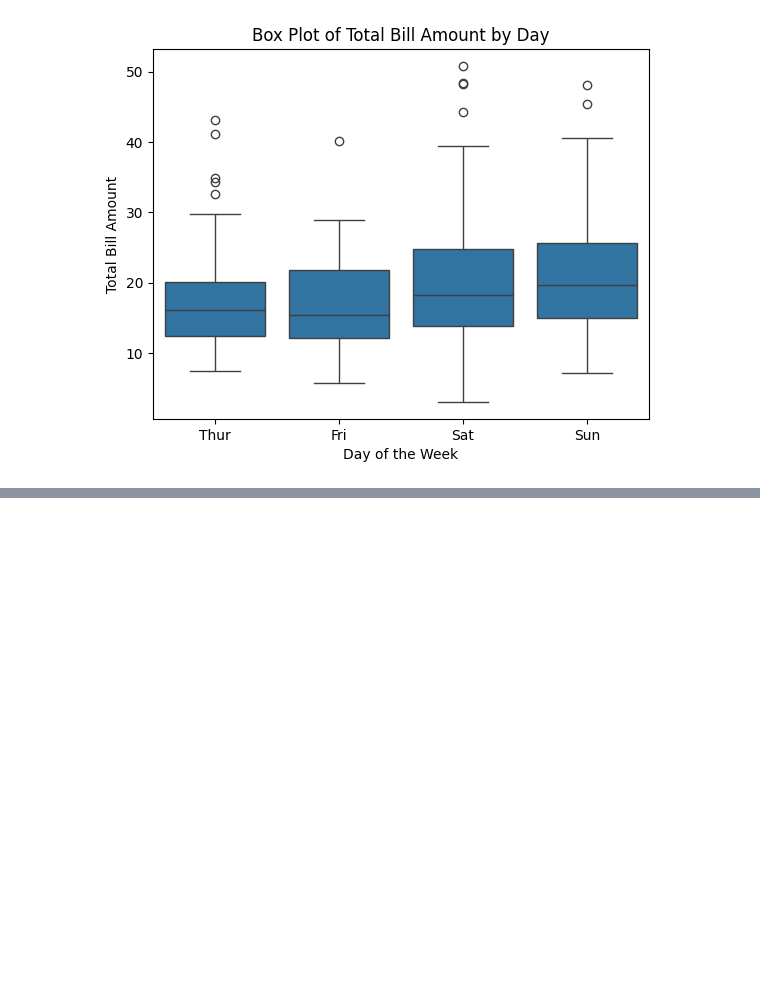
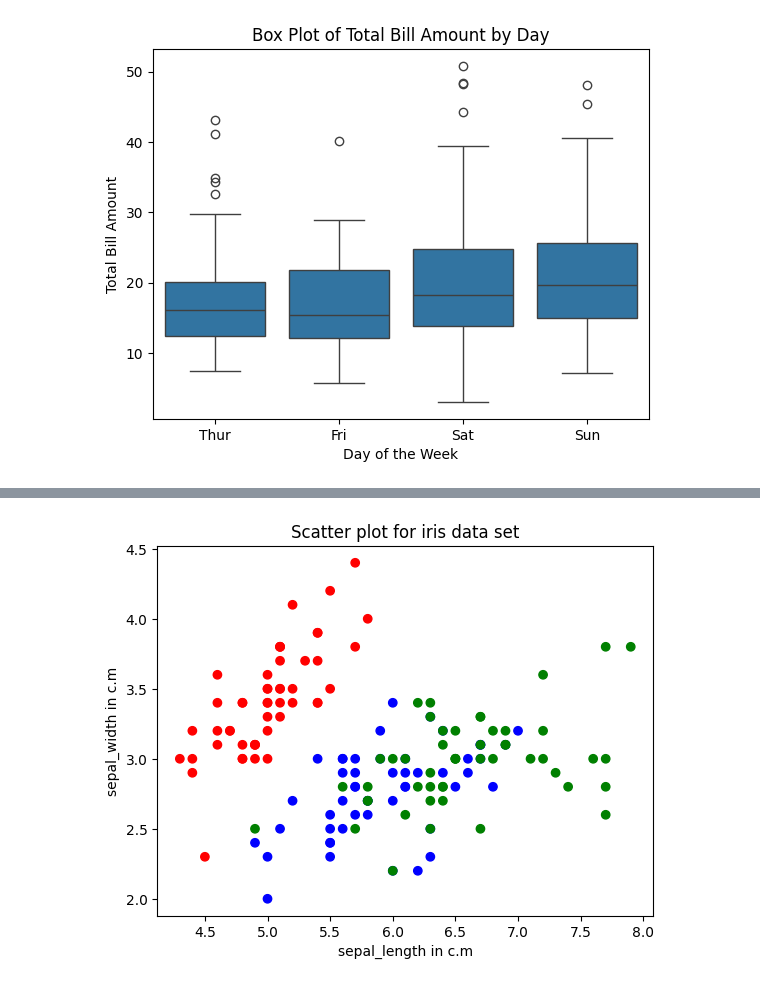
Before and after one commit to PradeepChigadani/Pradeep, a Jupyter notebook: Untitled2.ipynb, the cells around one changed output, grey strips where cells are left out. Saved outputs shown, nothing was run; the diff lists cells and outputs as text; code cells hidden in the pictures; blank space fills up the shorter version.

```diff
--- a/Untitled2.ipynb
+++ b/Untitled2.ipynb
@@ -281,0 +345,14 @@ plt.show()
+# %%
+import matplotlib.pyplot as plt
+df=pd.read_csv('/content/iris-write-from-docker.csv')
+x = df['sepal_length']
+y = df['sepal_width']
+color = {'Iris-setosa': 'red', 'Iris-virginica': 'green', 'Iris-versicolor': 'blue'}
+species_color = df['class'].map(color)
+plt.scatter(df['sepal_length'], df['sepal_width'], c=species_color)
+plt.xlabel('sepal_length in c.m')
+plt.ylabel('sepal_width in c.m')
+plt.title("Scatter plot for iris data set")
+plt.show()
+# %% [output]
+[figure, added]
```
Also changed, not shown: parts of 84 cells of this notebook.
